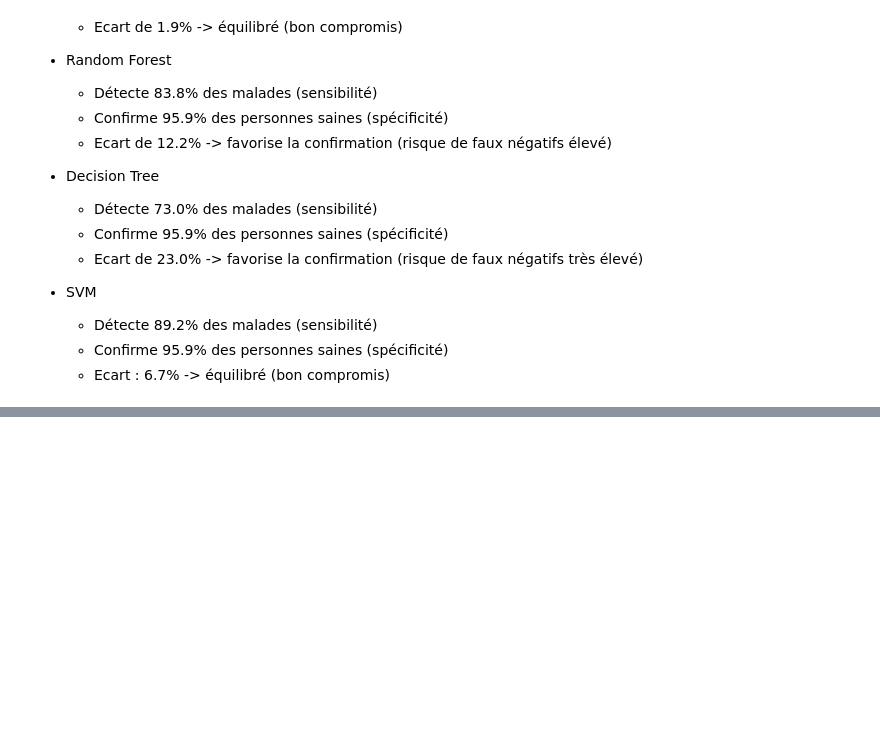
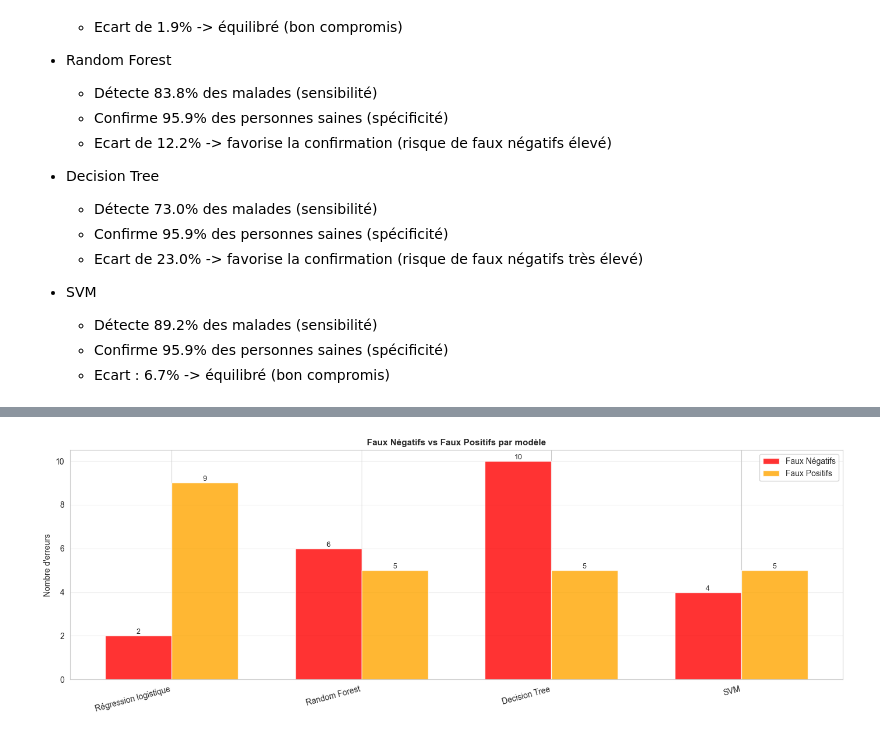
Before and after one commit to 18Nilsou/Modelisation_et_resolution_de_problemes_basees_sur_l_apprentissage_automatique, a Jupyter notebook: TP.ipynb, the cells around one changed output, grey strips where cells are left out. Saved outputs shown, nothing was run; the diff lists cells and outputs as text; code cells hidden in the pictures; blank space fills up the shorter version.

```diff
--- a/TP.ipynb
+++ b/TP.ipynb
@@ -848,89 +874,47 @@ Visualisations et quantification des erreurs pour guider le choix du modèle.
 # %%
-# Extraction des composants des matrices de confusion pour tous les modèles
-def extract_cm_components(cm):
-    tn, fp, fn, tp = cm.ravel()
-    return {'TN': tn, 'FP': fp, 'FN': fn, 'TP': tp}
+# Graphique : Comparaison des erreurs (FN vs FP)
+fig, axes = plt.subplots(1, 1, figsize=(14, 5))
 
-cm_dict = {
-    'Régression Logistique': extract_cm_components(cm_lr),
-    'Random Forest': extract_cm_components(cm_rf),
-    'Decision Tree': extract_cm_components(cm_dt),
-    'SVM': extract_cm_components(cm_svm)
-}
-
-# Tableau comparatif détaillé
-print("\n" + "=" * 100)
-print("TABLEAU COMPARATIF DES ERREURS PAR MODÈLE")
-print("=" * 100)
-
-error_comparison = pd.DataFrame({
-    'Modèle': list(cm_dict.keys()),
-    'TP': [cm_dict[m]['TP'] for m in cm_dict],
-    'TN': [cm_dict[m]['TN'] for m in cm_dict],
-    'FP': [cm_dict[m]['FP'] for m in cm_dict],
-    'FN': [cm_dict[m]['FN'] for m in cm_dict]
-})
-
-print(error_comparison.to_string(index=False))
-
-# Graphique: Comparaison des erreurs (FN vs FP)
-fig, axes = plt.subplots(1, 2, figsize=(14, 5))
-
-modeles = list(cm_dict.keys())
 fn_counts = [cm_dict[m]['FN'] for m in modeles]
 fp_counts = [cm_dict[m]['FP'] for m in modeles]
 
 x = np.arange(len(modeles))
 width = 0.35
 
-bars1 = axes[0].bar(x - width/2, fn_counts, width, label='Faux Négatifs (CRITIQUE)', color='#d62728', alpha=0.8)
-bars2 = axes[0].bar(x + width/2, fp_counts, width, label='Faux Positifs (Modéré)', color='#ff7f0e', alpha=0.8)
+bars1 = axes.bar(x - width/2, fn_counts, width, label='Faux Négatifs', color='Red', alpha=0.8)
+bars2 = axes.bar(x + width/2, fp_counts, width, label='Faux Positifs', color='Orange', alpha=0.8)
 
-axes[0].set_ylabel('Nombre d\'erreurs')
-axes[0].set_title('Faux Négatifs vs Faux Positifs par Modèle', fontweight='bold', fontsize=11)
-axes[0].set_xticks(x)
-axes[0].set_xticklabels(modeles, rotation=15, ha='right')
-axes[0].legend()
-axes[0].grid(axis='y', alpha=0.3)
+axes.set_ylabel('Nombre d\'erreurs')
+axes.set_title('Faux Négatifs vs Faux Positifs par modèle', fontweight='bold', fontsize=11)
+axes.set_xticks(x)
+axes.set_xticklabels(modeles, rotation=15, ha='right')
+axes.legend()
+axes.grid(axis='y', alpha=0.3)
 
 # Ajouter les valeurs sur les barres
 for bars in [bars1, bars2]:
     for bar in bars:
         height = bar.get_height()
-        axes[0].text(bar.get_x() + bar.get_width()/2., height,
+        axes.text(bar.get_x() + bar.get_width()/2., height,
                     f'{int(height)}',
                     ha='center', va='bottom', fontsize=9)
-
-# Graphique 2: Sensibilité vs Spécificité
-sensitivities = [sens_lr, sens_rf, sens_dt, sens_svm]
-specificities = [spec_lr, spec_rf, spec_dt, spec_svm]
-
-x = np.arange(len(modeles))
-width = 0.35
-
-axes[1].bar(x - width/2, sensitivities, width, label='Sensibilité (détecte malades)', color='#1f77b4', alpha=0.8)
-axes[1].bar(x + width/2, specificities, width, label='Spécificité (confirme sains)', color='#2ca02c', alpha=0.8)
-
-axes[1].set_ylabel('Score')
-axes[1].set_title('Sensibilité vs Spécificité par Modèle', fontweight='bold', fontsize=11)
-axes[1].set_xticks(x)
-axes[1].set_xticklabels(modeles, rotation=15, ha='right')
-axes[1].axhline(y=0.5, color='gray', linestyle='--', alpha=0.5, label='Baseline (50%)')
-axes[1].legend()
-axes[1].set_ylim([0, 1.05])
-axes[1].grid(axis='y', alpha=0.3)
 
 plt.tight_layout()
 plt.show()
 
-print("\n OBSERVATIONS CLÉS:")
-model_best_sensitivity = modeles[np.argmax(sensitivities)]
-model_best_specificity = modeles[np.argmax(specificities)]
-model_fewest_fn = modeles[np.argmin(fn_counts)]
-model_fewest_fp = modeles[np.argmin(fp_counts)]
+# Tableau comparatif des erreurs
+print("\n" + "=" * 60)
+print("TABLEAU COMPARATIF DES ERREURS PAR MODÈLE")
+print("=" * 60)
 
-print(f"  Meilleure détection malades (Sensibilité): {model_best_sensitivity} ({max(sensitivities)*100:.1f}%)")
-print(f"  Meilleure confirmation sains (Spécificité): {model_best_specificity} ({max(specificities)*100:.1f}%)")
-print(f"  Moins de faux négatifs (risque min): {model_fewest_fn} ({min(fn_counts)} erreurs)")
-print(f"  Moins de faux positifs: {model_fewest_fp} ({min(fp_counts)} erreurs)")
+error_comparison = pd.DataFrame({
+    'Modèle': list(cm_dict.keys()),
+    'Vrai Positif': [cm_dict[m]['TP'] for m in cm_dict],
+    'Vrai Négatif': [cm_dict[m]['TN'] for m in cm_dict],
+    'Faux Positif': [cm_dict[m]['FP'] for m in cm_dict],
+    'Faux Négatif': [cm_dict[m]['FN'] for m in cm_dict]
+})
+
+print(error_comparison.to_string(index=False))
 # %% [output]
+[figure, new version]
```
Also changed, not shown: parts of 35 cells of this notebook.
